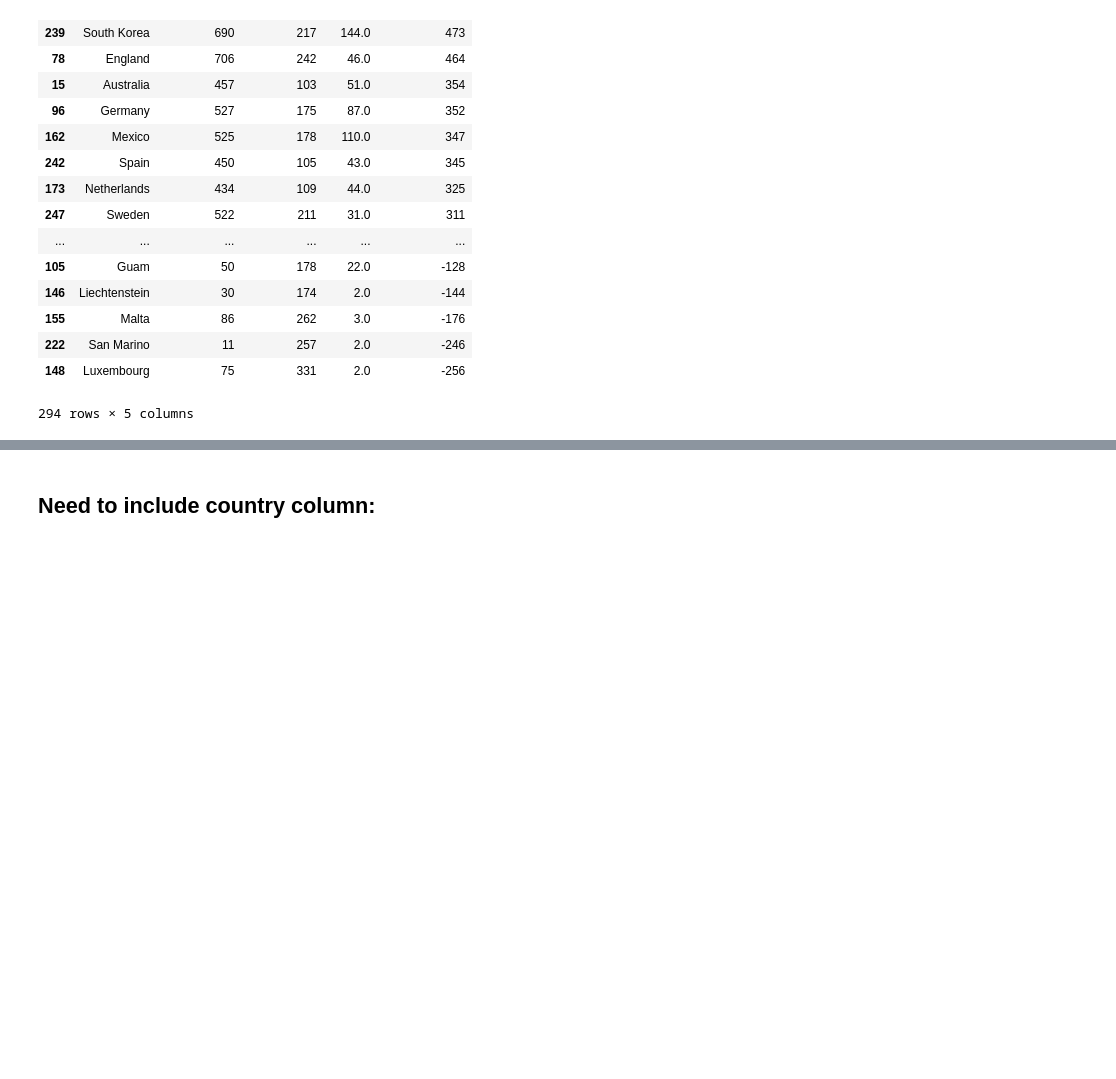
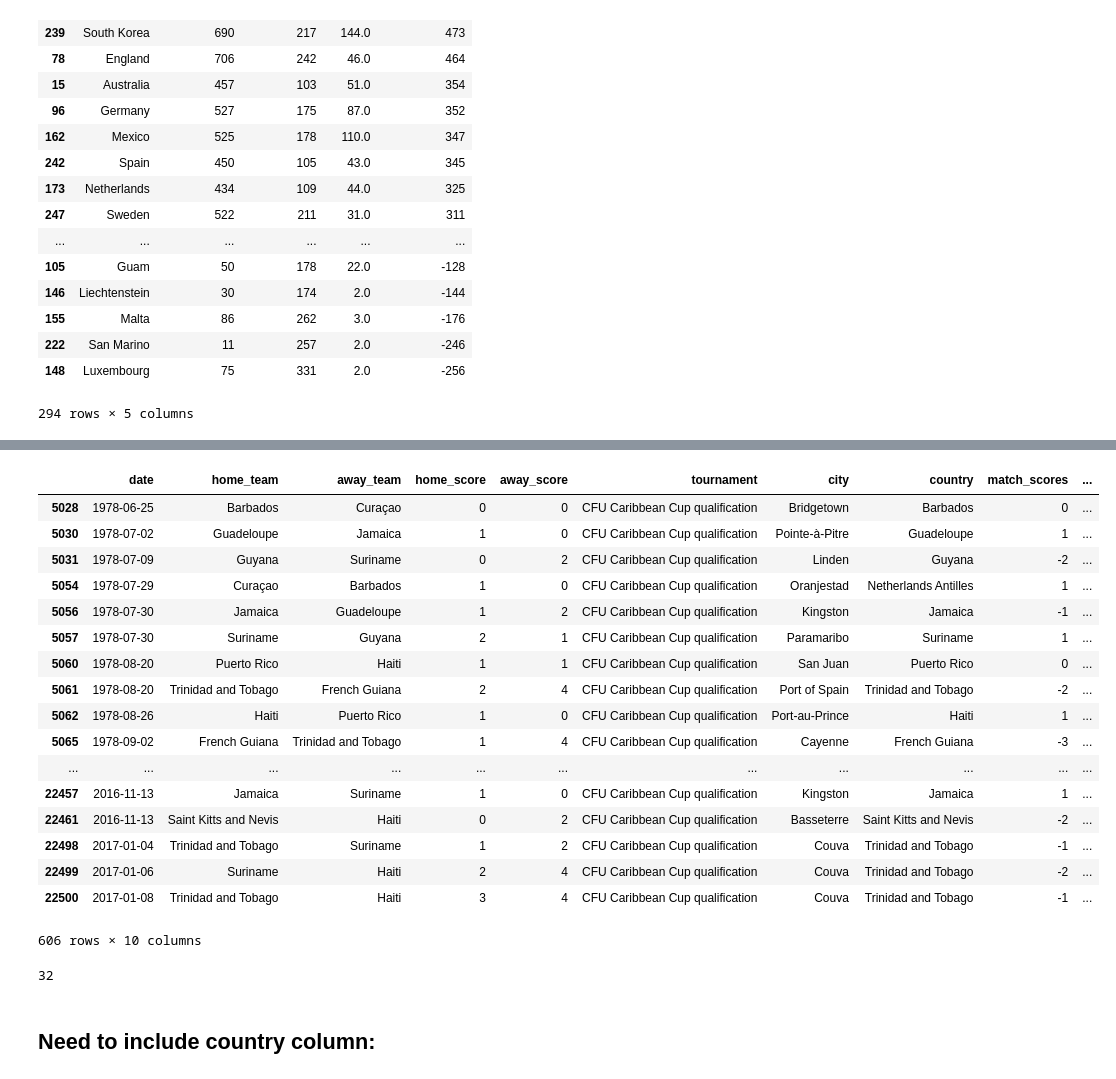
Before and after one commit to ylee9107/Visual-Analytics-Project-1---footballResults, a Jupyter notebook: Python files/Football_Task1.ipynb, the cells around one changed output, grey strips where cells are left out. Drawn from its saved outputs; the diff is of its cells as text; code cells hidden in the pictures; blank space fills up the shorter version.

```diff
--- a/Python files/Football_Task1.ipynb
+++ b/Python files/Football_Task1.ipynb
@@ -486,0 +498,3 @@ data_football_grouped_sorted
+# %%
+tournament_list = list(data_football['tournament'].unique())
+tournament_list[1]
@@ -486,0 +503,6 @@ data_football_grouped_sorted
+# %%
+data_football_tournamentTypes = {}
+
+for i, j in enumerate(tournament_list):
+
+    data_football_tournamentTypes[i] = data_football[data_football['tournament']== j].iloc[:,[0,1,2,3,4,5,6,7,9,10]]
@@ -487,3 +529,28 @@ data_football_grouped_sorted
+# %%
+data_football_tournamentTypes[50]
+# %% [output]
+|  | date | home_team | away_team | home_score | away_score | tournament | city | country | match_scores | ... |
+| 5028 | 1978-06-25 | Barbados | Curaçao | 0 | 0 | CFU Caribbean Cup qualification | Bridgetown | Barbados | 0 | ... |
+| 5030 | 1978-07-02 | Guadeloupe | Jamaica | 1 | 0 | CFU Caribbean Cup qualification | Pointe-à-Pitre | Guadeloupe | 1 | ... |
+| 5031 | 1978-07-09 | Guyana | Suriname | 0 | 2 | CFU Caribbean Cup qualification | Linden | Guyana | -2 | ... |
+| 5054 | 1978-07-29 | Curaçao | Barbados | 1 | 0 | CFU Caribbean Cup qualification | Oranjestad | Netherlands Antilles | 1 | ... |
+| 5056 | 1978-07-30 | Jamaica | Guadeloupe | 1 | 2 | CFU Caribbean Cup qualification | Kingston | Jamaica | -1 | ... |
+| 5057 | 1978-07-30 | Suriname | Guyana | 2 | 1 | CFU Caribbean Cup qualification | Paramaribo | Suriname | 1 | ... |
+| 5060 | 1978-08-20 | Puerto Rico | Haiti | 1 | 1 | CFU Caribbean Cup qualification | San Juan | Puerto Rico | 0 | ... |
+| 5061 | 1978-08-20 | Trinidad and Tobago | French Guiana | 2 | 4 | CFU Caribbean Cup qualification | Port of Spain | Trinidad and Tobago | -2 | ... |
+| 5062 | 1978-08-26 | Haiti | Puerto Rico | 1 | 0 | CFU Caribbean Cup qualification | Port-au-Prince | Haiti | 1 | ... |
+| 5065 | 1978-09-02 | French Guiana | Trinidad and Tobago | 1 | 4 | CFU Caribbean Cup qualification | Cayenne | French Guiana | -3 | ... |
+| ... | ... | ... | ... | ... | ... | ... | ... | ... | ... | ... |
+| 22457 | 2016-11-13 | Jamaica | Suriname | 1 | 0 | CFU Caribbean Cup qualification | Kingston | Jamaica | 1 | ... |
+| 22461 | 2016-11-13 | Saint Kitts and Nevis | Haiti | 0 | 2 | CFU Caribbean Cup qualification | Basseterre | Saint Kitts and Nevis | -2 | ... |
+| 22498 | 2017-01-04 | Trinidad and Tobago | Suriname | 1 | 2 | CFU Caribbean Cup qualification | Couva | Trinidad and Tobago | -1 | ... |
+| 22499 | 2017-01-06 | Suriname | Haiti | 2 | 4 | CFU Caribbean Cup qualification | Couva | Trinidad and Tobago | -2 | ... |
+| 22500 | 2017-01-08 | Trinidad and Tobago | Haiti | 3 | 4 | CFU Caribbean Cup qualification | Couva | Trinidad and Tobago | -1 | ... |
+606 rows × 10 columns
+# %%
+data_football_tournamentTypes[49].groupby('home_team').sum().match_scores.max()
+# %% [output]
+32
 # %% [markdown]
 ## Need to include country column:
 # %%
```
Also changed, not shown: parts of 15 cells of this notebook.
